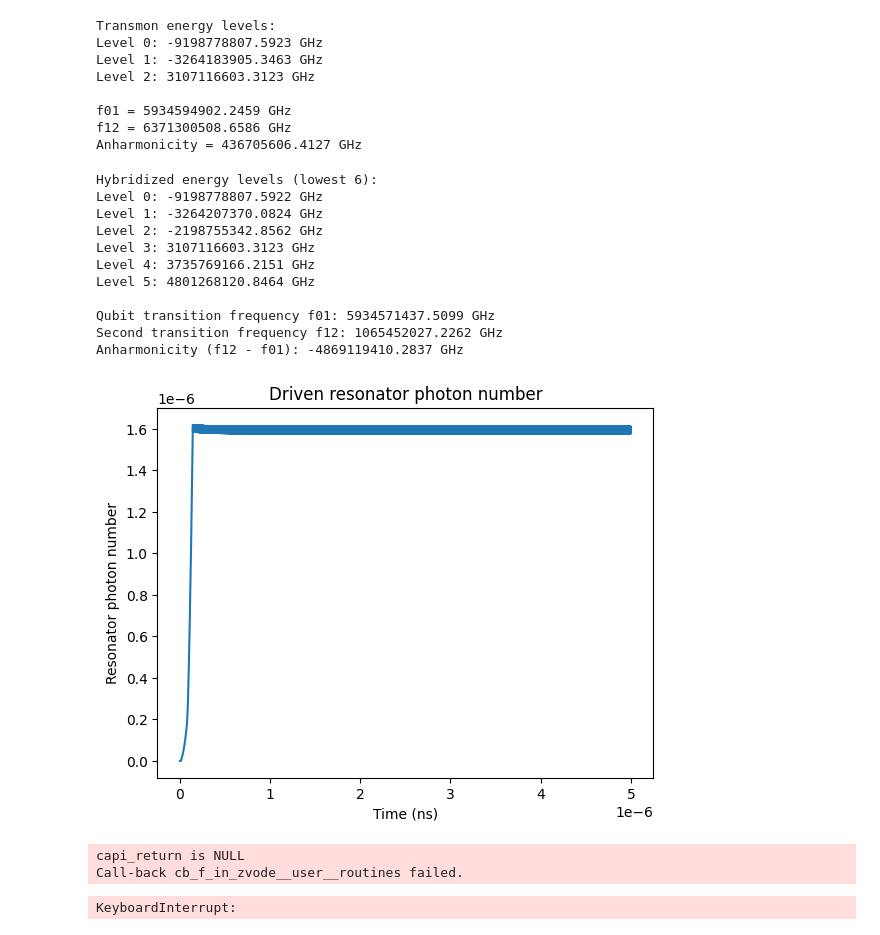
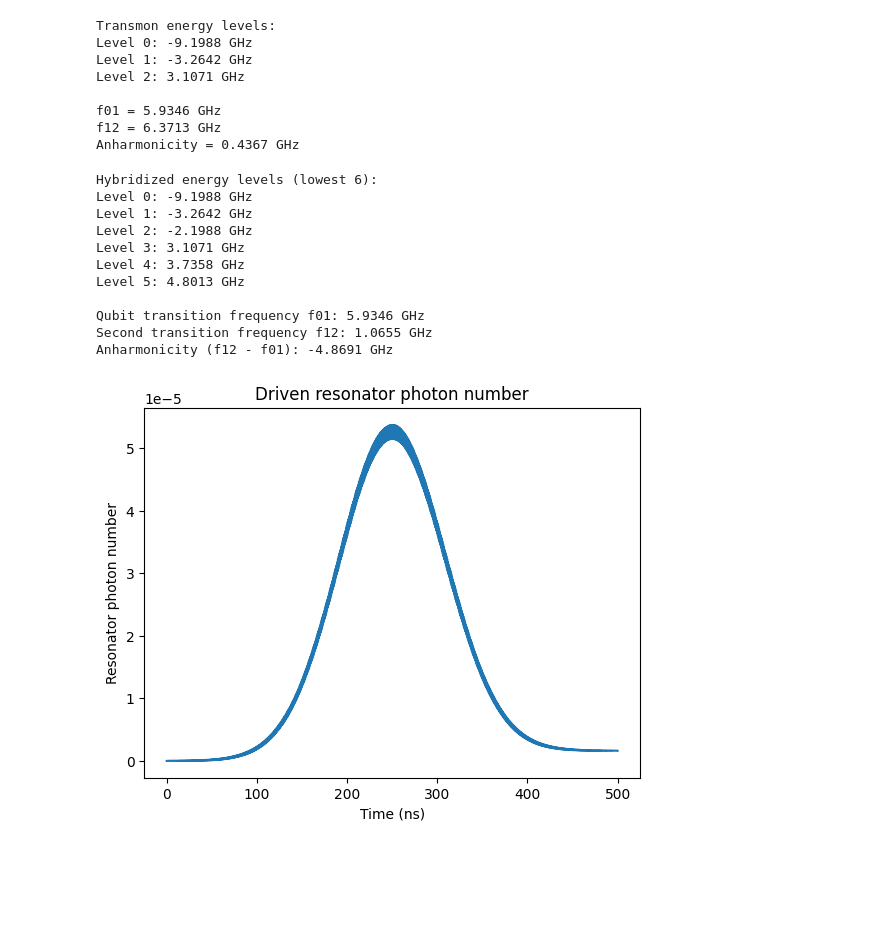
Before and after one commit to urgUrlola/Quantum_Circuit_Design, a Jupyter notebook: 1_qbit_simulation_original.ipynb, the cells around one changed output. Cells and saved outputs as stored; diff of their text form; code cells hidden in the pictures; blank space fills up the shorter version.

```diff
--- a/1_qbit_simulation_original.ipynb
+++ b/1_qbit_simulation_original.ipynb
@@ -3,8 +3,8 @@ import numpy as np
 import matplotlib.pyplot as plt
 from qutip import *
 
-EJ = 12e9
-EC = 300e6
+EJ = 12
+EC = 0.3
 ng = 0
 N = 2
 
@@ -31,22 +31,22 @@ print(f"f12 = {f12:.4f} GHz")
 print(f"Anharmonicity = {f12 - f01_a:.4f} GHz")
 # %% [output]
 Transmon energy levels:
-Level 0: -9198778807.5923 GHz
-Level 1: -3264183905.3463 GHz
-Level 2: 3107116603.3123 GHz
+Level 0: -9.1988 GHz
+Level 1: -3.2642 GHz
+Level 2: 3.1071 GHz
 
-f01 = 5934594902.2459 GHz
-f12 = 6371300508.6586 GHz
-Anharmonicity = 436705606.4127 GHz
+f01 = 5.9346 GHz
+f12 = 6.3713 GHz
+Anharmonicity = 0.4367 GHz
 # %%
-omega_r = 7e9
+omega_r = 7
 n_res = 10
 a = destroy(n_res)
 H_resonator = omega_r * a.dag() * a
 
 H_total = tensor(H_transmon, qeye(n_res)) + tensor(qeye(dim_qubit), H_resonator)
 
-g = 5e6
+g = 0.005
 
 evals, evecs = H_transmon.eigenstates()
 proj_01 = evecs[0] * evecs[1].dag()
@@ -69,85 +69,48 @@ print(f"Second transition frequency f12: {f12:.4f} GHz")
 print(f"Anharmonicity (f12 - f01): {anharmonicity:.4f} GHz")
 # %% [output]
 Hybridized energy levels (lowest 6):
-Level 0: -9198778807.5922 GHz
-Level 1: -3264207370.0824 GHz
-Level 2: -2198755342.8562 GHz
-Level 3: 3107116603.3123 GHz
-Level 4: 3735769166.2151 GHz
-Level 5: 4801268120.8464 GHz
+Level 0: -9.1988 GHz
+Level 1: -3.2642 GHz
+Level 2: -2.1988 GHz
+Level 3: 3.1071 GHz
+Level 4: 3.7358 GHz
+Level 5: 4.8013 GHz
 
-Qubit transition frequency f01: 5934571437.5099 GHz
-Second transition frequency f12: 1065452027.2262 GHz
-Anharmonicity (f12 - f01): -4869119410.2837 GHz
+Qubit transition frequency f01: 5.9346 GHz
+Second transition frequency f12: 1.0655 GHz
+Anharmonicity (f12 - f01): -4.8691 GHz
 # %%
 drive_amp = 0.05
 drive_freq = omega_r
-drive_duration = 5000e-9
+drive_duration = 500
 tlist = np.linspace(0, drive_duration, 5000)
 
 def gaussian_pulse(t, args):
     t0 = drive_duration / 2
     sigma = drive_duration / 6
     return drive_amp * np.exp(-(t - t0)**2 / (2 * sigma**2))
 
 H_drive = [tensor(qeye(dim_qubit), a + a.dag()), gaussian_pulse]
 
 psi0 = tensor(H_transmon.groundstate()[1], basis(n_res, 0))
 
 c_ops = []
 
 H_qubit = tensor(H_transmon, qeye(n_res))
 H_res = tensor(qeye(dim_qubit), H_resonator)
 H_full = H_qubit + H_res + H_int
 
 drive_op = tensor(qeye(dim_qubit), a + a.dag())
 
 H_total = [H_full, [drive_op, gaussian_pulse]]
 
 
 result = mesolve(H_total, psi0, tlist, c_ops, [tensor(qeye(dim_qubit), a.dag() * a)])
 
 plt.plot(tlist, result.expect[0])
 plt.xlabel('Time (ns)')
 plt.ylabel('Resonator photon number')
 plt.title('Driven resonator photon number')
 plt.show()
 # %% [output]
-[figure, old version]
+[figure, new version]
-# %%
-T1 = 30  # relaxation time in ns
-T2 = 40  # dephasing time in ns
-
-gamma1 = 1 / T1  # relaxation rate
-gamma_phi = 1 / T2 - 0.5 / T1  # pure dephasing rate
-
-from qutip import destroy
-
-sm_qubit = destroy(dim_qubit)  # lowering operator in transmon space
-sm = tensor(sm_qubit, qeye(n_res))
-
-proj_0 = basis(dim_qubit, 0) * basis(dim_qubit, 0).dag()
-proj_1 = basis(dim_qubit, 1) * basis(dim_qubit, 1).dag()
-sz_qutrit = proj_1 - proj_0
-sz = tensor(sz_qutrit, qeye(n_res))
-
-c_ops = [np.sqrt(gamma1) * sm]
-
-if gamma_phi > 0:
-    c_ops.append(np.sqrt(gamma_phi) * sz)
-
-result = mesolve(H_total, psi0, tlist, c_ops, [
-    tensor(qeye(dim_qubit), a.dag() * a),  # resonator photon number
-    tensor(basis(dim_qubit,1) * basis(dim_qubit,1).dag(), qeye(n_res))  # qubit excited state population
-])
-
-plt.plot(tlist, result.expect[0], label="Resonator photon number")
-plt.plot(tlist, result.expect[1], label="Qubit excited population")
-plt.xlabel("Time (ns)")
-plt.legend()
-plt.title("Decay with T₁ and T₂")
-plt.show()
-# %% [output]
-capi_return is NULL
-Call-back cb_f_in_zvode__user__routines failed.
-KeyboardInterrupt:
```
Also changed, not shown: parts of 2 cells of this notebook.
